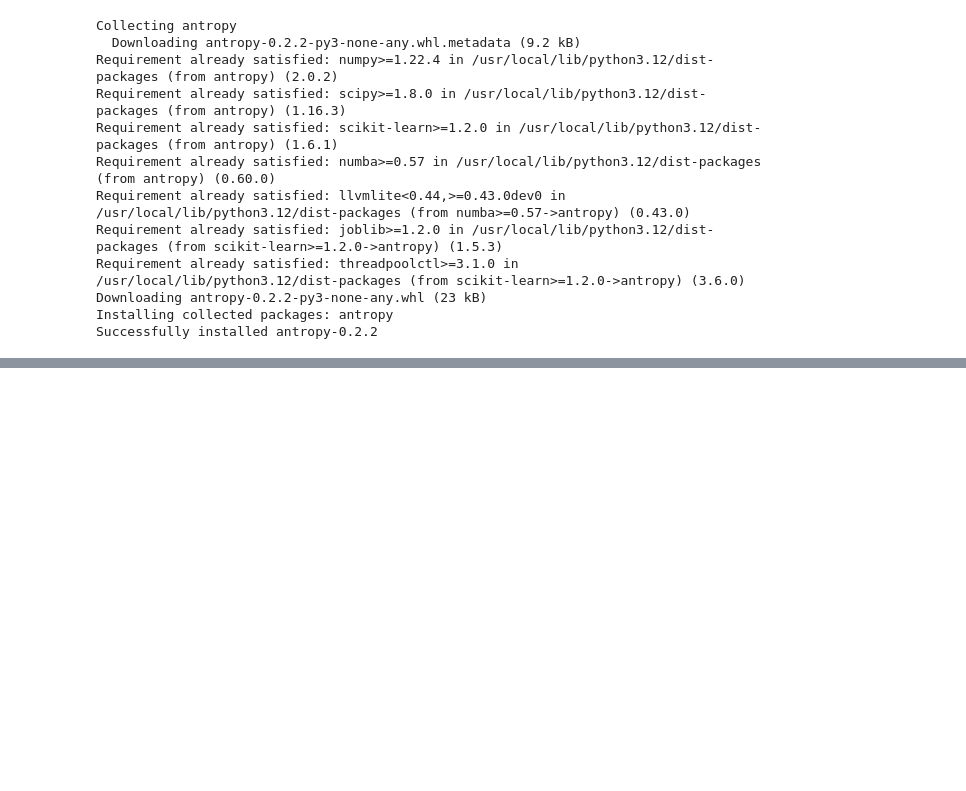
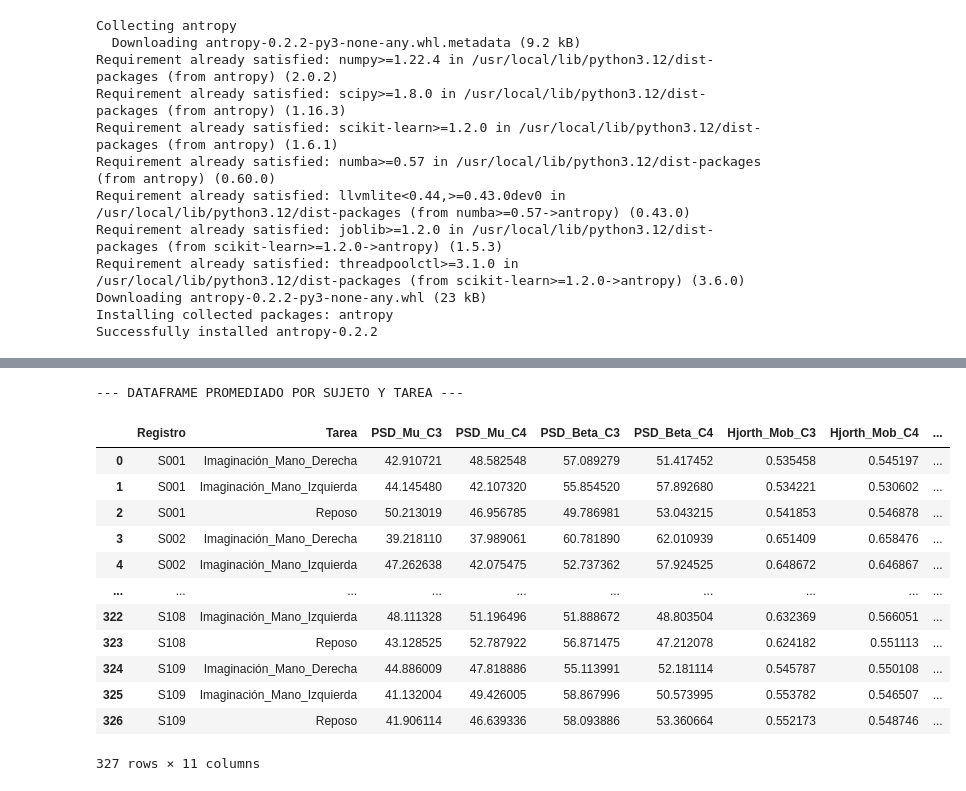
Before and after one commit to SebastianD2/Lab_Biosenales, a Jupyter notebook: Proyecto2.ipynb, the cells around one changed output, grey strips where cells are left out. Saved outputs shown, nothing was run; the diff lists cells and outputs as text; code cells hidden in the pictures; blank space fills up the shorter version.

```diff
--- a/Proyecto2.ipynb
+++ b/Proyecto2.ipynb
@@ -340,0 +354,21 @@ Name: count, dtype: int64
+# %%
+# Agrupamos por Paciente (Registro) y Tarea, y calculamos el promedio
+df_promediado = df_resultados.groupby(['Registro', 'Tarea']).mean().reset_index()
+
+print("\n--- DATAFRAME PROMEDIADO POR SUJETO Y TAREA ---")
+display(df_promediado)
+# %% [output]
+--- DATAFRAME PROMEDIADO POR SUJETO Y TAREA ---
+|  | Registro | Tarea | PSD_Mu_C3 | PSD_Mu_C4 | PSD_Beta_C3 | PSD_Beta_C4 | Hjorth_Mob_C3 | Hjorth_Mob_C4 | ... |
+| 0 | S001 | Imaginación_Mano_Derecha | 42.910721 | 48.582548 | 57.089279 | 51.417452 | 0.535458 | 0.545197 | ... |
+| 1 | S001 | Imaginación_Mano_Izquierda | 44.145480 | 42.107320 | 55.854520 | 57.892680 | 0.534221 | 0.530602 | ... |
+| 2 | S001 | Reposo | 50.213019 | 46.956785 | 49.786981 | 53.043215 | 0.541853 | 0.546878 | ... |
+| 3 | S002 | Imaginación_Mano_Derecha | 39.218110 | 37.989061 | 60.781890 | 62.010939 | 0.651409 | 0.658476 | ... |
+| 4 | S002 | Imaginación_Mano_Izquierda | 47.262638 | 42.075475 | 52.737362 | 57.924525 | 0.648672 | 0.646867 | ... |
+| ... | ... | ... | ... | ... | ... | ... | ... | ... | ... |
+| 322 | S108 | Imaginación_Mano_Izquierda | 48.111328 | 51.196496 | 51.888672 | 48.803504 | 0.632369 | 0.566051 | ... |
+| 323 | S108 | Reposo | 43.128525 | 52.787922 | 56.871475 | 47.212078 | 0.624182 | 0.551113 | ... |
+| 324 | S109 | Imaginación_Mano_Derecha | 44.886009 | 47.818886 | 55.113991 | 52.181114 | 0.545787 | 0.550108 | ... |
+| 325 | S109 | Imaginación_Mano_Izquierda | 41.132004 | 49.426005 | 58.867996 | 50.573995 | 0.553782 | 0.546507 | ... |
+| 326 | S109 | Reposo | 41.906114 | 46.639336 | 58.093886 | 53.360664 | 0.552173 | 0.548746 | ... |
+327 rows × 11 columns
```
Also changed, not shown: parts of 18 cells of this notebook.
